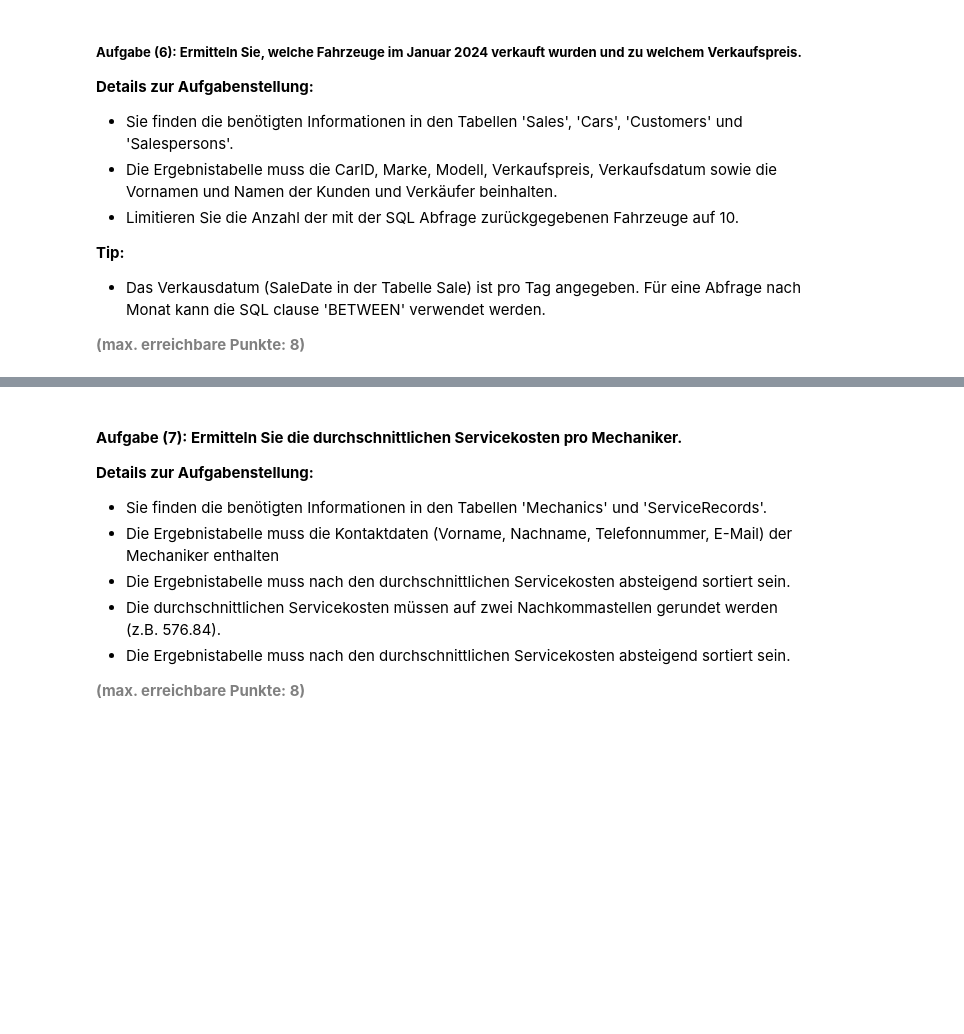
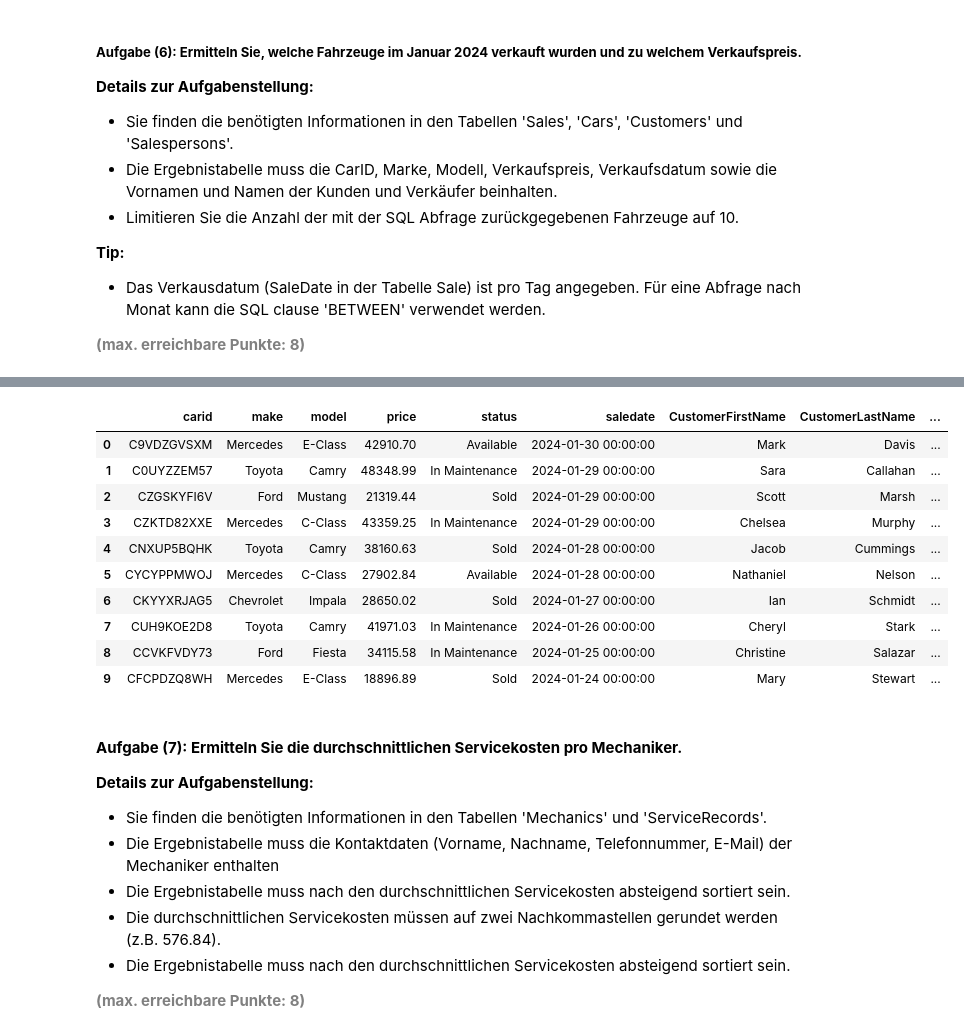
Before and after one commit to migifor-forstmi4/python_postgresql_pgadmin, a Jupyter notebook: 99_alte Prüfungen/AP01/AP01_Mgmt_Nutzung_Relationale_Daten.ipynb, the cells around one changed output, grey strips where cells are left out. Drawn from its saved outputs; the diff is of its cells as text; code cells hidden in the pictures; blank space fills up the shorter version.

```diff
--- a/99_alte Prüfungen/AP01/AP01_Mgmt_Nutzung_Relationale_Daten.ipynb
+++ b/99_alte Prüfungen/AP01/AP01_Mgmt_Nutzung_Relationale_Daten.ipynb
@@ -379,3 +560,43 @@ df_sub
+# %%
+engine = create_engine('sqlite:///car_dealer_data.db')
+
+# Abfrage erstellen und in DataFrame speichern - mit CarID, Marke, Modell, Verkaufspreis, Verkaufsdatum, sowie Namen und Vornamen des Kunden und Verkäufer
+df_sub = pd.read_sql_query("""
+                                SELECT
+                                    c.carid,
+                                    c.make,
+                                    c.model,
+                                    c.price,
+                                    c.status,
+                                    s.saledate,
+                                    cu.firstname AS CustomerFirstName,
+                                    cu.lastname AS CustomerLastName,
+                                    sp.firstname AS SalesPersonFirstName,
+                                    sp.lastname AS SalesPersonLastName
+                                FROM sales s
+                                JOIN cars c ON s.carid = c.carid
+                                JOIN customers cu ON s.customerid = cu.customerid
+                                JOIN salespersons sp ON s.salespersonid = sp.salespersonid
+                                WHERE s.saledate BETWEEN '2024-01-01' AND '2024-01-31'
+                                GROUP BY c.carid, c.make, c.model, c.price, c.status, s.saledate, cu.firstname, cu.lastname, sp.firstname, sp.lastname
+                                ORDER BY s.saledate DESC
+                                LIMIT 10;""",
+                          con=engine)
+# Datenbankverbindung trennen
+engine.dispose()
+df_sub
+# %% [output]
+|  | carid | make | model | price | status | saledate | CustomerFirstName | CustomerLastName | ... |
+| 0 | C9VDZGVSXM | Mercedes | E-Class | 42910.70 | Available | 2024-01-30 00:00:00 | Mark | Davis | ... |
+| 1 | C0UYZZEM57 | Toyota | Camry | 48348.99 | In Maintenance | 2024-01-29 00:00:00 | Sara | Callahan | ... |
+| 2 | CZGSKYFI6V | Ford | Mustang | 21319.44 | Sold | 2024-01-29 00:00:00 | Scott | Marsh | ... |
+| 3 | CZKTD82XXE | Mercedes | C-Class | 43359.25 | In Maintenance | 2024-01-29 00:00:00 | Chelsea | Murphy | ... |
+| 4 | CNXUP5BQHK | Toyota | Camry | 38160.63 | Sold | 2024-01-28 00:00:00 | Jacob | Cummings | ... |
+| 5 | CYCYPPMWOJ | Mercedes | C-Class | 27902.84 | Available | 2024-01-28 00:00:00 | Nathaniel | Nelson | ... |
+| 6 | CKYYXRJAG5 | Chevrolet | Impala | 28650.02 | Sold | 2024-01-27 00:00:00 | Ian | Schmidt | ... |
+| 7 | CUH9KOE2D8 | Toyota | Camry | 41971.03 | In Maintenance | 2024-01-26 00:00:00 | Cheryl | Stark | ... |
+| 8 | CCVKFVDY73 | Ford | Fiesta | 34115.58 | In Maintenance | 2024-01-25 00:00:00 | Christine | Salazar | ... |
+| 9 | CFCPDZQ8WH | Mercedes | E-Class | 18896.89 | Sold | 2024-01-24 00:00:00 | Mary | Stewart | ... |
 # %% [markdown]
 #### <b>Aufgabe (7): Ermitteln Sie die durchschnittlichen Servicekosten pro Mechaniker.</b>
 <b>Details zur Aufgabenstellung:</b>
```
Also changed, not shown: parts of 13 cells of this notebook.
